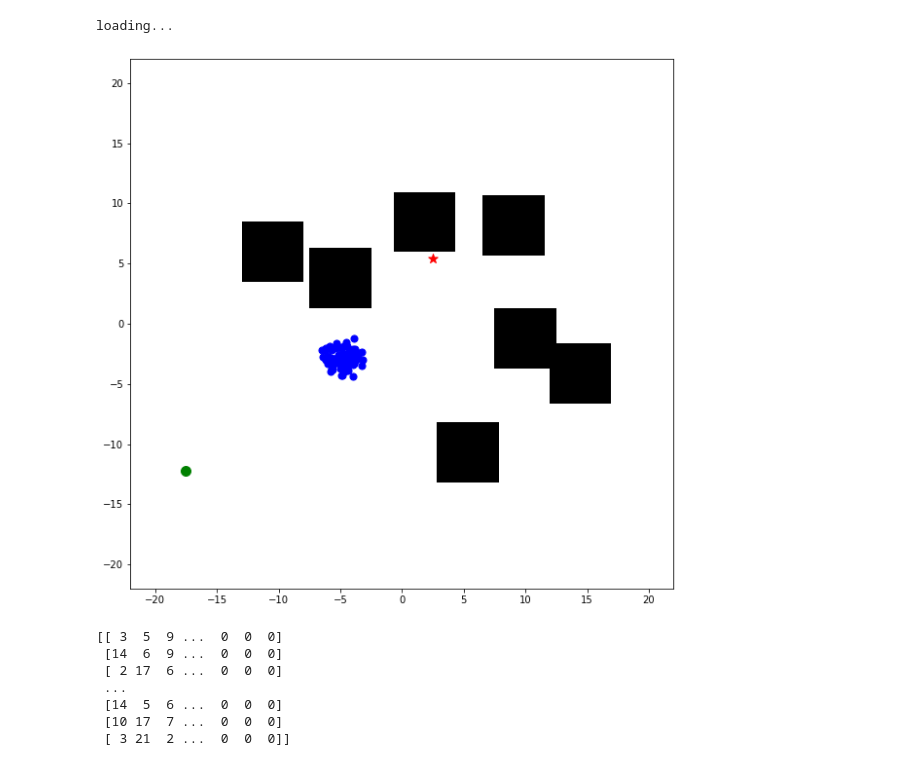
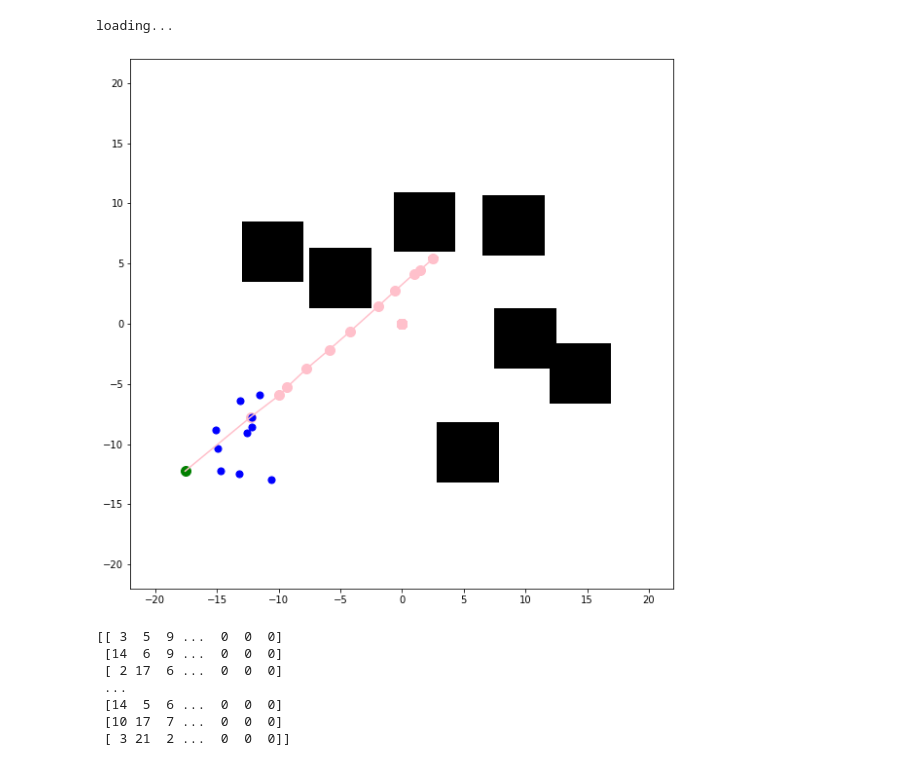
Before and after one commit to MiaoDragon/CSE535-Learning-Based-Motion-Planning-Using-Conditional-Variational-Autoencoder, a Jupyter notebook: cvae-planning/s2d_visualization.ipynb, the cells around one changed output. Cells and saved outputs as stored; diff of their text form; code cells hidden in the pictures.

Commit message:
added normalization and unnormalization to solve the path problem

```diff
--- a/cvae-planning/s2d_visualization.ipynb
+++ b/cvae-planning/s2d_visualization.ipynb
@@ -29,7 +32,7 @@ import yaml
 parser = argparse.ArgumentParser()
 # for training
 parser.add_argument('--param_path', type=str, default='param/train/',help='path for loading training param')
-parser.add_argument('--param_name', type=str, default="cvae_s2d_param1.yaml")
+parser.add_argument('--param_name', type=str, default="cvae_s2d_param3.yaml")
 
 # parse the parameter file
 args = parser.parse_args("")
@@ -40,6 +43,6 @@ param = DictDot(param)
 args = param
 args.start_epoch = 3
 args.s = 0
-args.sp = 4000
-args.start_iter = 5000
+args.sp = 6000
+args.start_iter =  0
 # %% [output]
@@ -224,7 +254,7 @@ loading...
 # visualization
 import matplotlib.pyplot as plt
 import matplotlib.patches as patches
-def cvae_visualization(smpnet, obs_idx, path_idx, num_sample=10):
+def cvae_visualization(smpnet, obs_idx, path_idx, dist_val, num_sample=10):
     # visualize the planning scene and samples
     obs_center_i = obs_center[obs_idx]
     obs_i = obs[obs_idx]
@@ -232,19 +262,30 @@ def cvae_visualization(smpnet, obs_idx, path_idx, num_sample=10):
     path_length_i = path_lengths[obs_idx][path_idx]
     #print(path_length_i)
     assert path_length_i > 2
-    y_start_i = path_i[0]
-    y_goal_i = path_i[path_length_i-1]
-    y_start_i, y_goal_i = torch.FloatTensor(y_start_i).unsqueeze(0), torch.FloatTensor(y_goal_i).unsqueeze(0)
-    y_start_i, y_goal_i = y_start_i.repeat(num_sample,1), y_goal_i.repeat(num_sample,1)
-    y_start_i, y_goal_i = normalize(y_start_i, args.world_size), normalize(y_goal_i, args.world_size)
-    y_start_i, y_goal_i = to_var(y_start_i), to_var(y_goal_i)
+    #dist = np.linspace(0., 1., 10)
+    dist = np.array([dist_val])
+    #print(dist)
+    dist = np.repeat(dist, num_sample).reshape(-1,1)
+
+    #dist = np.repeat(dist, num_sample//10).reshape(-1,1)
+    #print(dist.shape)
+    start_i = np.array([path_i[0]])
+    goal_i = np.array([path_i[path_length_i-1]])
+    start_i = np.tile(start_i, [num_sample, 1])
+    goal_i = np.tile(goal_i, [num_sample, 1])
+    cond_dataset_i = np.concatenate([start_i, goal_i, dist], axis=1)
+    cond_dataset_i = torch.FloatTensor(cond_dataset_i)
+    cond_dataset_i = normalize(cond_dataset_i, args.world_size)  # assume the first Sx2 are start and goal
+    cond_dataset_i = to_var(cond_dataset_i)
 
     #print([num_sample]+list(obs_i.shape))
     bobs = torch.FloatTensor(obs_i).unsqueeze(0).repeat([num_sample, 1, 1, 1])
     bobs = to_var(bobs)
     #print(bobs.size())
+
+
     # generating
-    samples = smpnet.gen_forward(y_start_i, y_goal_i, obs=bobs, obs_z=None)
+    samples = smpnet.gen_forward(cond_dataset_i, obs=bobs, obs_z=None)
     samples = samples.cpu().data
     samples = unnormalize(samples, args.world_size).numpy()
 
@@ -267,14 +308,18 @@ def cvae_visualization(smpnet, obs_idx, path_idx, num_sample=10):
     ax.scatter([path_i[0][0]], [path_i[0][1]], c='green', s=100.0)
     ax.scatter([path_i[path_length_i-1][0]], [path_i[path_length_i-1][1]], c='red', s=100.0, marker='*')
 
+    # show path
+    ax.plot(path_i[:path_length_i,0], path_i[:path_length_i,1], c='pink')
+    ax.scatter(path_i[1:-1,0], path_i[1:-1,1], c="pink", s=100)
     # show samples
     ax.scatter(samples[:,0], samples[:,1], c='blue', s=50.)
+
     return fig
 # %%
-fig = cvae_visualization(smpnet, 1, 140, num_sample=100)
+fig = cvae_visualization(smpnet, 1, 140, dist_val=0.1,num_sample=10)
 plt.show()
 # %% [output]
-[figure, old version]
+[figure, new version]
 # %%
 print(path_lengths)
 # %% [output]
```
Also changed, not shown: parts of 10 cells of this notebook, 15 other files.
